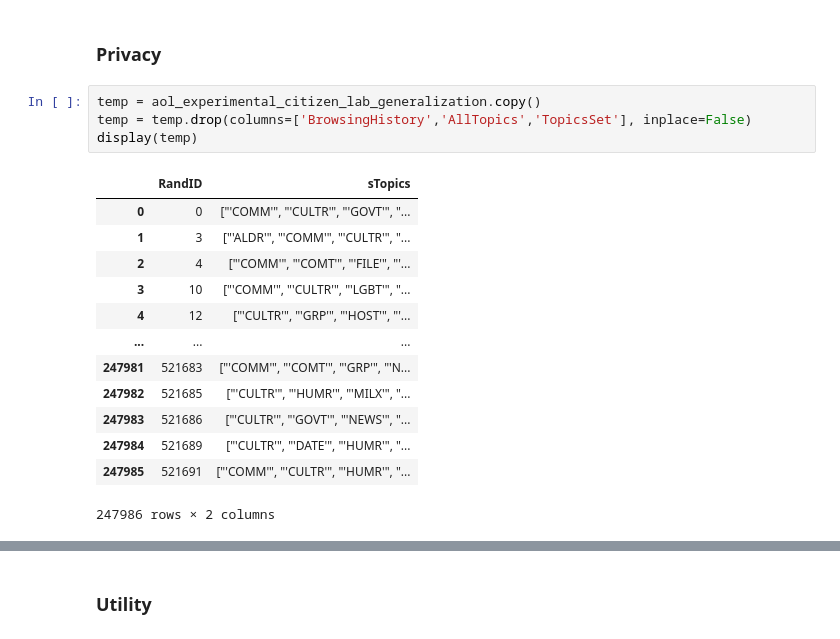
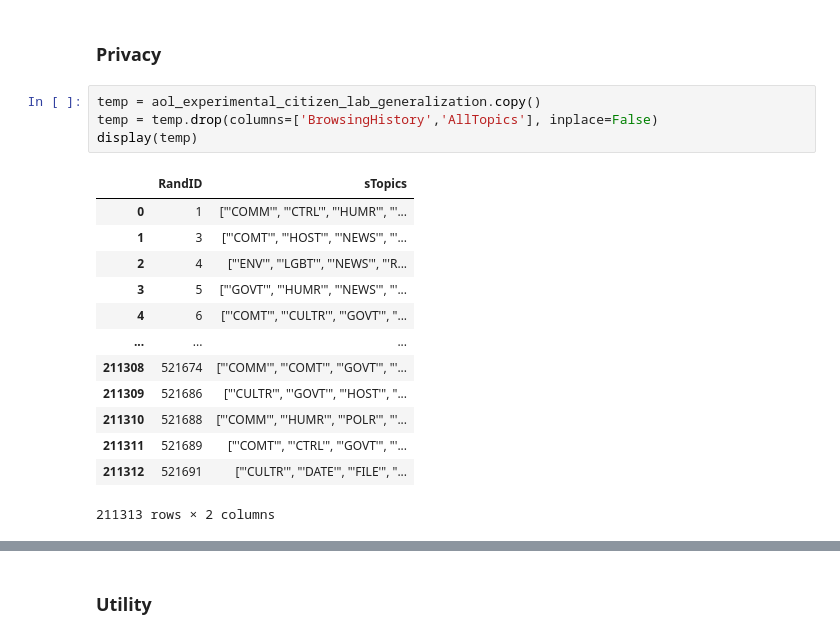
Before and after one commit to nunesgh/topics-api-analysis, a Jupyter notebook: analyses/QIF-analyses-AOL-experimental-Citizen-Lab.ipynb, the cells around one changed output, grey strips where cells are left out. Saved outputs shown, nothing was run; the diff lists cells and outputs as text.

```diff
--- a/analyses/QIF-analyses-AOL-experimental-Citizen-Lab.ipynb
+++ b/analyses/QIF-analyses-AOL-experimental-Citizen-Lab.ipynb
@@ -168,22 +174,22 @@ display(aol_experimental_citizen_lab_generalization)
 ### Privacy
 # %%
 temp = aol_experimental_citizen_lab_generalization.copy()
-temp = temp.drop(columns=['BrowsingHistory','AllTopics','TopicsSet'], inplace=False)
+temp = temp.drop(columns=['BrowsingHistory','AllTopics'], inplace=False)
 display(temp)
 # %% [output]
 |  | RandID | sTopics |
-| 0 | 0 | ["'COMM'", "'CULTR'", "'GOVT'", "... |
-| 1 | 3 | ["'ALDR'", "'COMM'", "'CULTR'", "... |
-| 2 | 4 | ["'COMM'", "'COMT'", "'FILE'", "'... |
-| 3 | 10 | ["'COMM'", "'CULTR'", "'LGBT'", "... |
-| 4 | 12 | ["'CULTR'", "'GRP'", "'HOST'", "'... |
+| 0 | 1 | ["'COMM'", "'CTRL'", "'HUMR'", "'... |
+| 1 | 3 | ["'COMT'", "'HOST'", "'NEWS'", "'... |
+| 2 | 4 | ["'ENV'", "'LGBT'", "'NEWS'", "'R... |
+| 3 | 5 | ["'GOVT'", "'HUMR'", "'NEWS'", "'... |
+| 4 | 6 | ["'COMT'", "'CULTR'", "'GOVT'", "... |
 | ... | ... | ... |
-| 247981 | 521683 | ["'COMM'", "'COMT'", "'GRP'", "'N... |
-| 247982 | 521685 | ["'CULTR'", "'HUMR'", "'MILX'", "... |
-| 247983 | 521686 | ["'CULTR'", "'GOVT'", "'NEWS'", "... |
-| 247984 | 521689 | ["'CULTR'", "'DATE'", "'HUMR'", "... |
-| 247985 | 521691 | ["'COMM'", "'CULTR'", "'HUMR'", "... |
+| 211308 | 521674 | ["'COMM'", "'COMT'", "'GOVT'", "'... |
+| 211309 | 521686 | ["'CULTR'", "'GOVT'", "'HOST'", "... |
+| 211310 | 521688 | ["'COMM'", "'HUMR'", "'POLR'", "'... |
+| 211311 | 521689 | ["'COMT'", "'CTRL'", "'GOVT'", "'... |
+| 211312 | 521691 | ["'CULTR'", "'DATE'", "'FILE'", "... |
-247986 rows × 2 columns
+211313 rows × 2 columns
 # %%
 %%time
 E3P = BVM(temp)
```
Also changed, not shown: parts of 55 cells of this notebook, 4 other files.
